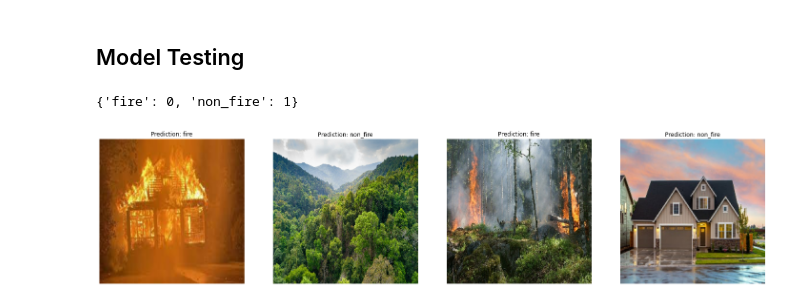
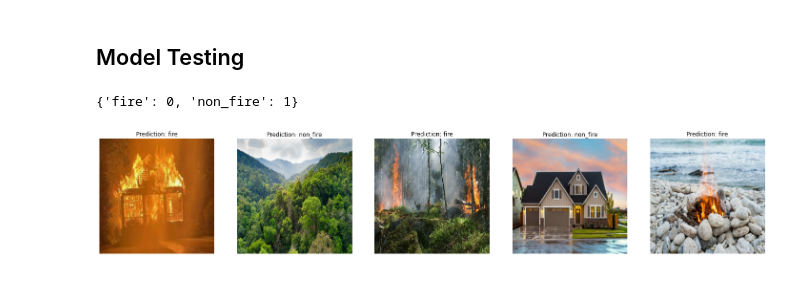
Before and after one commit to Penzragon/h8dsft_Milestone2P2, a Jupyter notebook: newscript.ipynb, the cells around one changed output. Drawn from its saved outputs; the diff is of its cells as text; code cells hidden in the pictures.

Commit message:
Add get image from url

```diff
--- a/newscript.ipynb
+++ b/newscript.ipynb
@@ -360,6 +360,7 @@ img1 = load_img('img1.jpg')
 img2 = load_img('img2.jpg')
 img3 = load_img('img3.jpg')
 img4 = load_img('img4.jpg')
+img5 = load_img('img5.jpg')
 # %%
 train_data.class_indices
 # %% [output]
@@ -367,13 +368,13 @@ train_data.class_indices
 # %%
 plt.figure(figsize=(25, 6))
 counter = 1
-for i in [img1, img2, img3, img4]:
-    plt.subplot(1, 4, counter)
+for i in [img1, img2, img3, img4, img5]:
+    plt.subplot(1, 5, counter)
     res = int(tf.round(model.predict(x=expand_dims(i, axis=0))))
     plt.imshow(i)
     plt.title(f"Prediction: {'fire' if res == 0 else 'non_fire'}")
     plt.axis('off')
     counter += 1
 plt.show()
 # %% [output]
-[figure, old version]
+[figure, new version]
```
Also changed, not shown: parts of 2 cells of this notebook.
